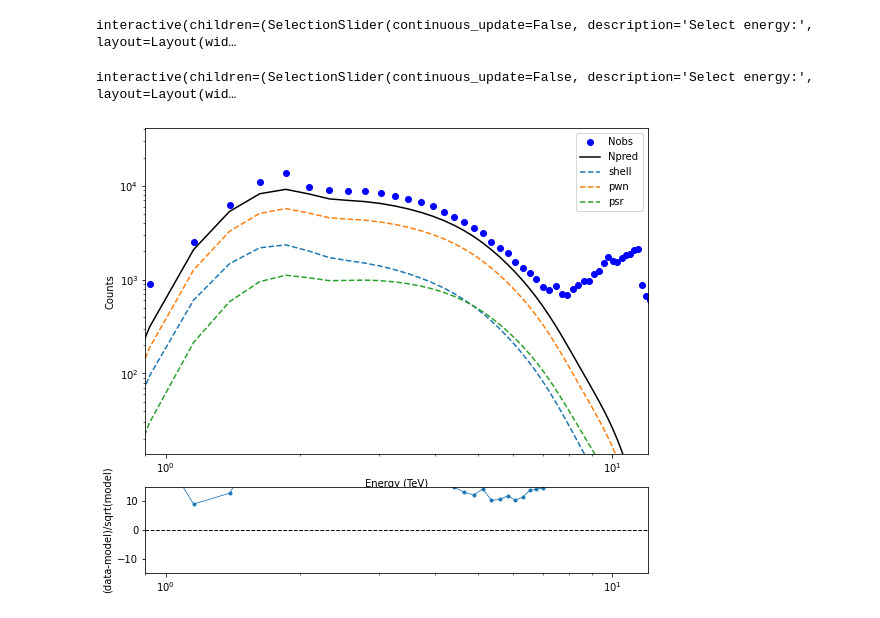
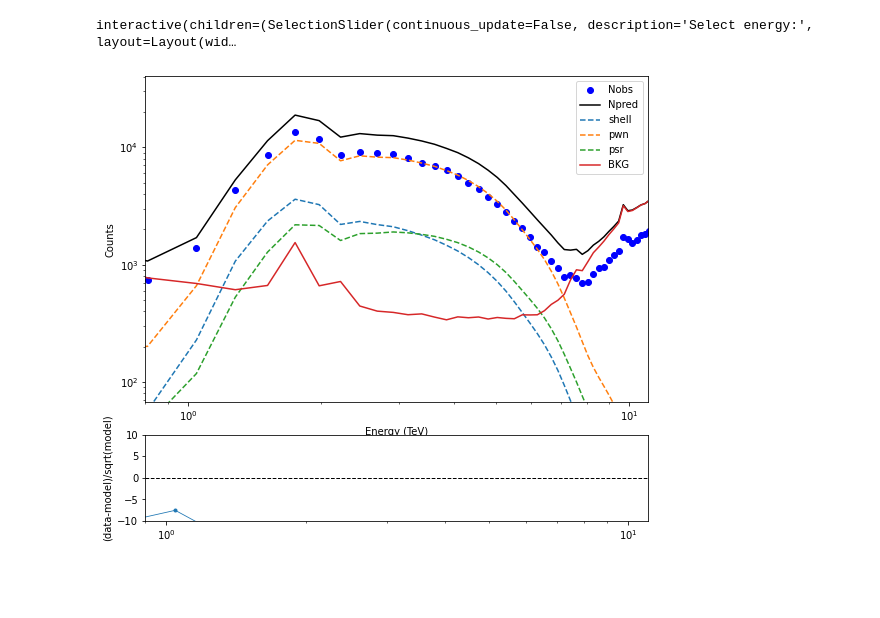
Before and after one commit to facero/3D-Xray-gammapy, a Jupyter notebook: Cube_Xrayfitting_gammapy019.ipynb, the cells around one changed output. Saved outputs shown, nothing was run; the diff lists cells and outputs as text; code cells hidden in the pictures; blank space fills up the shorter version.

Commit message:
First fully working version including blank_sky bkg model

```diff
--- a/Cube_Xrayfitting_gammapy019.ipynb
+++ b/Cube_Xrayfitting_gammapy019.ipynb
@@ -94,5 +71,6 @@ def rebin_array(arr, rebinfactorx, rebinfactory, method='sum'):
 # %%
 arffile='data/SNR-circle.arf'
 rmffile='data/SNR-circle-ERrebin1-ET10eV.rmf'
-cubefile="data/Cube_IGRJ1400_46pix_XYrebin8_Erebin16.fits"
+cubefile='data/Cube_IGRJ1400_46pix_XYrebin8_Erebin16.FTZ'
+bkgfile='data/blanksky_ACIS_CCD7_bkgmodel.txt'
 # %%
@@ -272,7 +285,7 @@ Component 0: SkyModel
 # %%
 mask = Map.from_geom(cube_data.geom)
 mask.data = False
-E1, E2 = 1*u.keV, 7*u.keV
+E1, E2 = 1*u.keV, 11*u.keV
 i1,i2 =cube_data.geom.axes[0].coord_to_idx([E1,E2])
 mask.data[i1:i2,:,:] = True
 
@@ -284,9 +297,11 @@ dataset = MapDataset(
     models=sky_model,
     counts=cube_data,
     exposure=exposure,
-    edisp=edisp2,
+    edisp=edisp,
     psf=None,
-    mask_fit=mask
+    mask_fit=mask,
+    background=bkg_cube,
+    name='IGRJ1400'
 )
 # %%
 %time
@@ -307,68 +322,64 @@ Wall time: 2.15 µs
 # %%
-npred=dataset.npred()
-npred.plot_interactive(add_cbar=True)
+dataset.npred().plot_interactive(add_cbar=True,vmin=0,cmap='CMRmap_r')
 # %% [output]
 interactive(children=(SelectionSlider(continuous_update=False, description='Select energy:', layout=Layout(wid…
-# %%
-cube_data.plot_interactive(add_cbar=True)
-# %% [output]
-interactive(children=(SelectionSlider(continuous_update=False, description='Select energy:', layout=Layout(wid…
 # %%
 #%%time
 # Plot 1st guess
 def plot_data_model(dataset,comp=True):
-    npred=dataset.npred()
     e=npred.geom.axes[0].center
-    spec_npred=npred.data.sum(axis=(1,2))
+    spec_signal=dataset.npred_signal().data.sum(axis=(1,2))
     spec_obs=dataset.counts.data.sum(axis=(1,2))
+    spec_bkg=dataset.npred_background().data.sum(axis=(1,2))
+    spec_npred=spec_signal+spec_bkg
 
 
     spec_resid=(spec_obs-spec_npred)/np.sqrt(spec_npred)
 
 
     fig, ax1 = plt.subplots(1, 1, figsize=(9,6))
 
     L=0.125
     #ax1=fig.add_axes((L,0.5,0.775,.4))
     ax1.loglog(e,spec_obs,color='blue',label='Nobs',marker='o',ls='None')
     ax1.loglog(e,spec_npred,color='black',label='Npred')
     if comp:
         for i,mod in enumerate(dataset.models):
+            if type(mod) == SkyModel:
+                dataset_ = MapDataset(
+                    models=mod,
+                    counts=dataset.counts,
+                    exposure=dataset.exposure,
+                    edisp=dataset.edisp,
+                    mask_safe=mask)
 
-            dataset_ = MapDataset(
-                models=mod,
-                counts=dataset.counts,
-                exposure=dataset.exposure,
-                edisp=dataset.edisp,
-                mask_safe=mask)
-
-            npred_comp = dataset_.npred()
-            spec_npred_comp = npred_comp.data.sum(axis=(1,2))
-            ax1.loglog(e,spec_npred_comp,ls='--',label=mod.name)
+                npred_comp = dataset_.npred()
+                spec_npred_comp = npred_comp.data.sum(axis=(1,2))
+                ax1.loglog(e,spec_npred_comp,ls='--',label=mod.name)
+    ax1.loglog(e,spec_bkg,label='BKG')
     ax1.set_xlabel('Energy (TeV)')
     ax1.set_ylabel('Counts')
-    ax1.set_ylim(spec_obs.max()*1e-3, spec_obs.max()*3)
-    ax1.set_xlim(0.9,12)
+    ax1.set_ylim(spec_obs.max()*5e-3, spec_obs.max()*3)
+    ax1.set_xlim(0.8,11)
     plt.legend()
 
 
     ax2=fig.add_axes((L,-.15,0.775,.2))
 
 
     ax2.plot(e,spec_resid,
                  marker='.',lw=0.8,label='residuals')
 
     ax2.set_xscale('log')
     ax2.axhline(0, color='k', lw=1, ls='--')
     ax2.set_ylabel('(data-model)/sqrt(model)')
-    ax2.set_xlim(0.9,12)
-    ax2.set_ylim(-15,15)
-
+    ax2.set_xlim(0.9,11)
+    ax2.set_ylim(-10,10)
 
 
 plot_data_model(dataset, comp=True)
 # %% [output]
-[figure, old version]
+[figure, new version]
 # %%
 %%time
 fit = Fit(optimize_opts={"print_level": 2})
```
Also changed, not shown: parts of 36 cells of this notebook, 10 other files.
